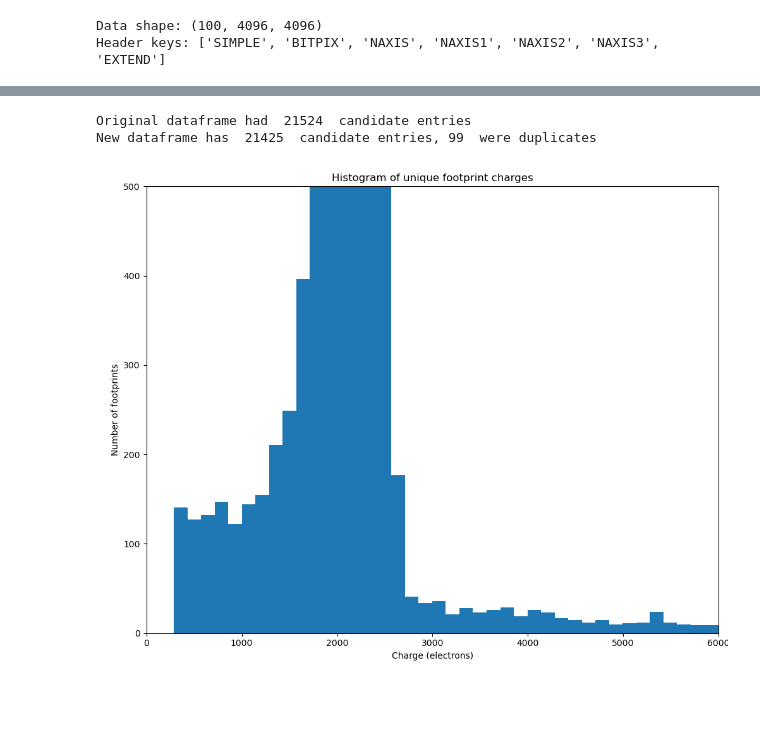
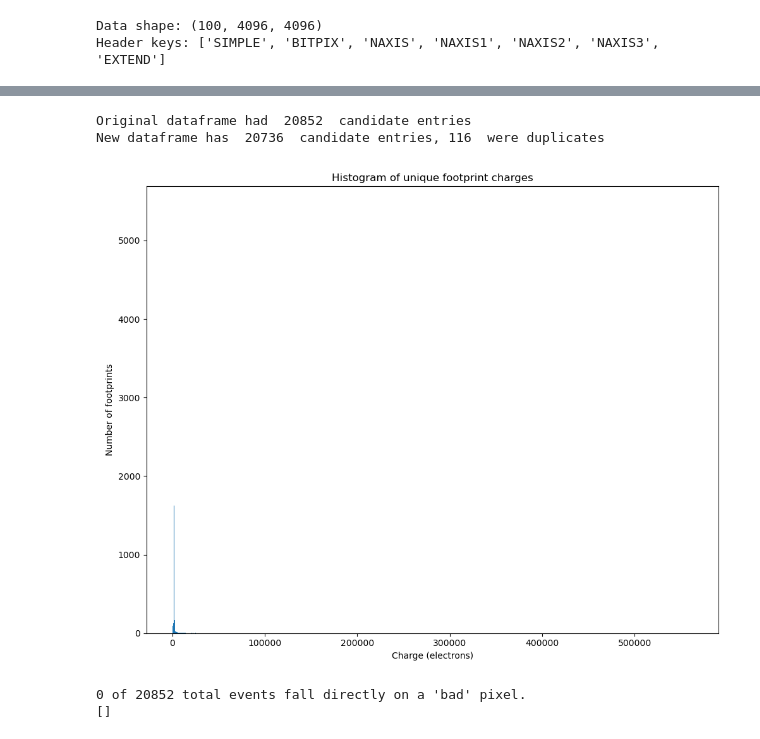
Before and after one commit to aeharbo/GCRsim, a Jupyter notebook: xray_data.ipynb, the cells around one changed output, grey strips where cells are left out. Saved outputs shown, nothing was run; the diff lists cells and outputs as text; code cells hidden in the pictures; blank space fills up the shorter version.

Commit message:
calibration data
xray data for detector calibration

```diff
--- a/xray_data.ipynb
+++ b/xray_data.ipynb
@@ -43,6 +43,9 @@ Header keys: ['SIMPLE', 'BITPIX', 'NAXIS', 'NAXIS1', 'NAXIS2', 'NAXIS3', 'EXTEND
 # %%
 #enter number of available cores
 num_of_cores = os.cpu_count() + 4
+
+#X-ray energy (in eV)
+xray_en = 5898.75
 
 #data dimensions
 Nframe, h, w = data.shape
@@ -54,7 +57,7 @@ def compute_mask_med_frame(data, sigma_mult):
     sigma_est  = 1.4826 * mad
     thresh_med = np.median(median_img) + sigma_mult * sigma_est
     mask_med   = median_img > thresh_med
-    print(f"✅ Done looking for hot pixel mask (σ={sigma_est:.3f}, thresh={thresh_med:.1f})")
+    print(f"✅ Done looking for hot pixels (σ={sigma_est:.3f}, thresh={thresh_med:.1f})")
     return mask_med
 
 def compute_mask_first_frame(data, sigma_mult):
@@ -65,7 +68,7 @@ def compute_mask_first_frame(data, sigma_mult):
     sigma_est  = 1.4826 * mad_first
     thresh0    = med_first + sigma_mult * sigma_est
     mask0      = first_img > thresh0
-    print(f"✅ Done looking for very hot pixel mask (σ={sigma_est:.3f}, thresh={thresh0:.1f})")
+    print(f"✅ Done looking for very hot pixels (σ={sigma_est:.3f}, thresh={thresh0:.1f})")
     return mask0
 
 def compute_mask_no_response(data, sat_cut):
@@ -74,12 +77,12 @@ def compute_mask_no_response(data, sat_cut):
     frame_diff = np.abs(np.diff(data, axis=0))       # (Nframe-1, 4096,4096)
     med_diff   = np.median(frame_diff, axis=0)
     mask_non_res   = med_diff < sat_cut
-    print(f"✅ Done looking for non-responsive pixel mask (median(med_diff)={np.median(med_diff):.3e})")
+    print(f"✅ Done looking for non-responsive pixesls (median(med_diff)={np.median(med_diff):.3e})")
     return mask_non_res
 
 # parameters
-sigma_mult = 9.75
-sat_cut     = 6.125
+sigma_mult = 9.87
+sat_cut     = 6.0
 
 # launch all three in parallel
 with ThreadPoolExecutor(max_workers=num_of_cores) as exe:
@@ -117,10 +120,10 @@ frac_veryhot = mask_veryhot.mean()       * 100
 frac_adj = mask_adj.mean() * 100
 frac_all   = maskArray.mean()   * 100  # union
 
-print(f"Non-resp pixels: {frac_non_res:.2f}%")
-print(f"Hot pixels: {frac_hot:.2f}%")
-print(f"Very hot pixels: {frac_veryhot:.2f}%")
-print(f"Adjacent pixels: {frac_adj:.2f}% ")
+print(f"Non-resp pixels: {frac_non_res:.2f}% (vs. 0.53% in literature)")
+print(f"Hot pixels: {frac_hot:.2f}% (vs. 0.20% in literature)")
+print(f"Very hot pixels: {frac_veryhot:.2f}% (vs. 0.11% in literature)")
+print(f"Adjacent pixels: {frac_adj:.2f}% (vs. 2.47% in literature)")
 print(f"Union:       {frac_all:.2f}%  (vs. 3.01% in literature)")
 # %% [output]
 ⏳ Finding hot pixels…
@@ -199,5 +202,5 @@ Total number of unusable pixels =  656397
 # %%
-sigma_thresh   = 15.0
+sigma_thresh   = 8.0
 mask_expanded  = maximum_filter(maskArray.astype(int), size=5) > 0
 
 def find_peaks_for_frame(iframe, sigma_thresh):
@@ -262,5 +265,5 @@ Found 15640 xray & cosmic‐ray‐like peaks with ≥15.0 σ cut (per-frame thre
 # %%
-low_threshold = 0.5 * sigma_thresh
+low_threshold = 0.9 * sigma_thresh
 
 # Freudenburg et al. gain
 gain = 1.6232  # electrons per DN
@@ -554,24 +603,41 @@ print(hits_from_frame)
 # %%
 df_unique = df.drop_duplicates(subset=['frame','fp_label'])
 
 # define your desired x– and y–limits
 x_min, x_max = 0, 6000
 y_min, y_max = 0, 500
 
 print("Original dataframe had ",len(df)," candidate entries")
 difference = len(df) - len(df_unique)
 print("New dataframe has ",len(df_unique)," candidate entries,", difference, " were duplicates")
 
 plt.figure(figsize=(10,8))
-plt.hist(df_unique['fp_e⁻'], bins=500)
+plt.hist(df_unique['fp_e⁻'], bins=5000)
 plt.xlabel('Charge (electrons)')
 plt.ylabel('Number of footprints')
 plt.title('Histogram of unique footprint charges')
 plt.tight_layout()
-plt.xlim(x_min, x_max)
-plt.ylim(y_min, y_max)
+#plt.xlim(x_min, x_max)
+#plt.ylim(y_min, y_max)
 plt.show()
 # %% [output]
-Original dataframe had  21524  candidate entries
-New dataframe has  21425  candidate entries, 99  were duplicates
+Original dataframe had  20852  candidate entries
+New dataframe has  20736  candidate entries, 116  were duplicates
-[figure, old version]
+[figure, new version]
+# %%
+# assume `events` is your (N,3) array of (frame, y, x)
+# and `maskArray` is your final boolean bad‐pixel mask
+
+# get a boolean for each event: True if it sits on a masked pixel
+on_bad = [maskArray[y, x] for _, y, x in events]
+
+# extract the offending events
+bad_events = events[on_bad]
+
+print(f"{len(bad_events)} of {len(events)} total events fall directly on a 'bad' pixel.")
+
+# maybe look at the first few to inspect
+print(bad_events[:10])
+# %% [output]
+0 of 20852 total events fall directly on a 'bad' pixel.
+[]
```
Also changed, not shown: parts of 18 cells of this notebook.
